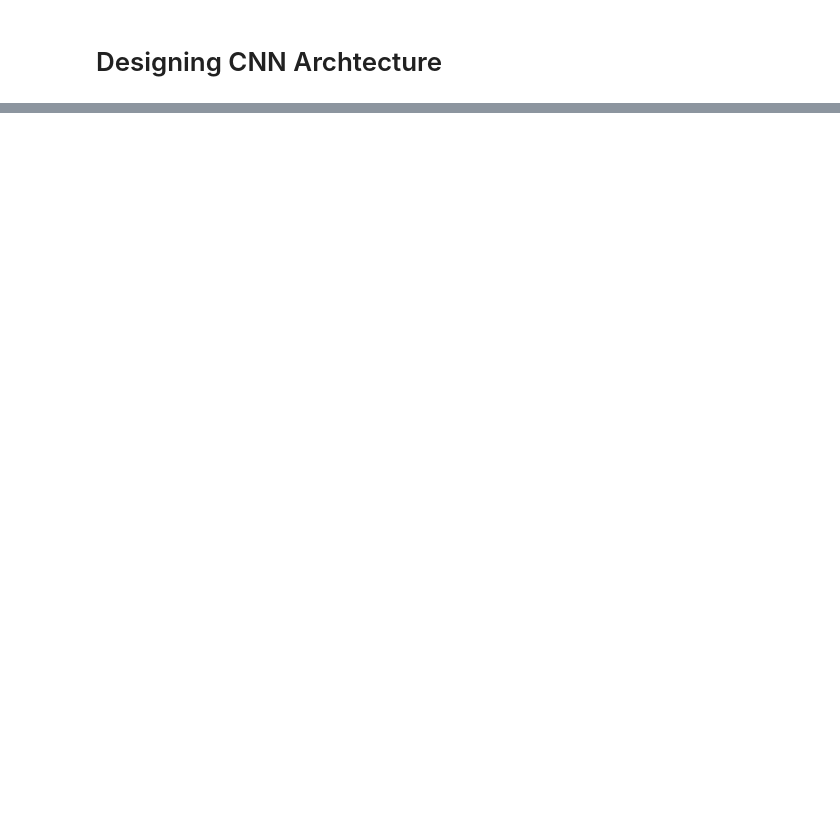
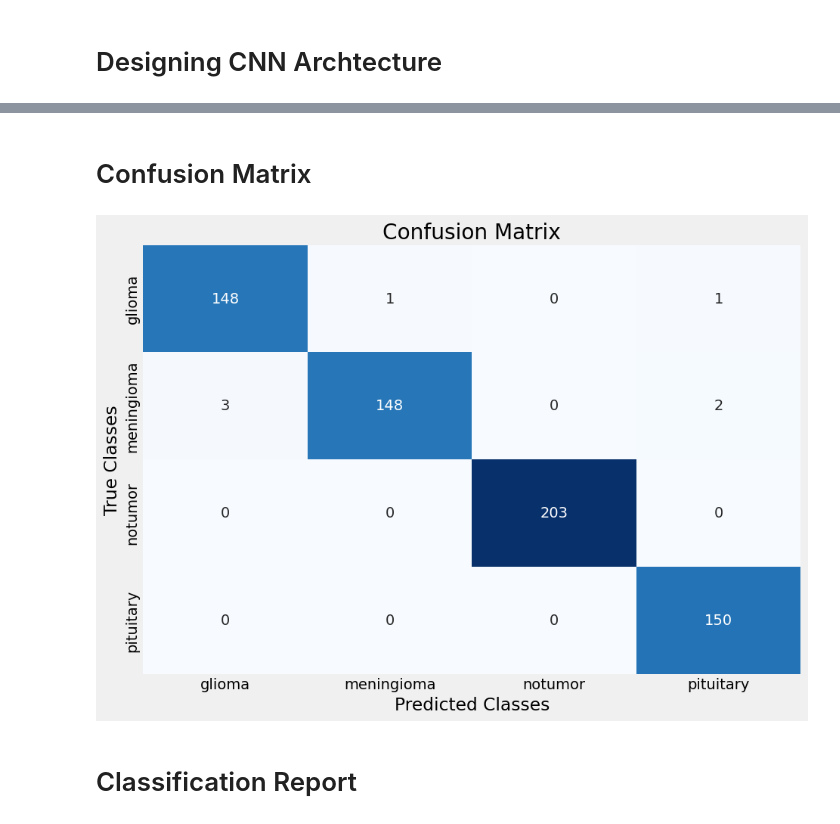
Before and after one commit to usamasafdarvirk/A_Deep_Learning_Approach_to_Precise_MRI_Brain_Tumor_Diagnosis, a Jupyter notebook: MRI_Image_Classification_Using_Deep_Learning.ipynb, the cells around one changed output, grey strips where cells are left out. Cells and saved outputs as stored; diff of their text form; code cells hidden in the pictures; blank space fills up the shorter version.

```diff
--- a/MRI_Image_Classification_Using_Deep_Learning.ipynb
+++ b/MRI_Image_Classification_Using_Deep_Learning.ipynb
@@ -351,0 +459,10 @@ Training the Network
+# %%
+# Evaluate the model on the test set
+test_loss, test_accuracy = model.evaluate(test_gen_flow_data, verbose=1)
+print(f'Test Loss: {test_loss}')
+print(f'Test Accuracy: {test_accuracy}')
+
+# Predict on the test set
+test_pred = model.predict(test_gen_flow_data)
+test_pred_classes = np.argmax(test_pred, axis=1)
+test_true_classes = test_gen_flow_data.classes
@@ -351,0 +474,19 @@ Training the Network
+# %% [markdown]
+# Confusion Matrix
+# %%
+# Get class names
+class_names = list(test_gen_flow_data.class_indices.keys())
+# Generate the confusion matrix
+cm = confusion_matrix(test_true_classes, test_pred_classes)
+
+# Plotting the confusion matrix
+plt.figure(figsize=(10, 7))
+sns.heatmap(cm, annot=True, fmt='d', cmap='Blues', cbar=False, xticklabels=class_names, yticklabels=class_names)
+plt.title('Confusion Matrix')
+plt.xlabel('Predicted Classes')
+plt.ylabel('True Classes')
+plt.show()
+# %% [output]
+[figure, added]
+# %% [markdown]
+# Classification Report
```
Also changed, not shown: parts of 50 cells of this notebook.
